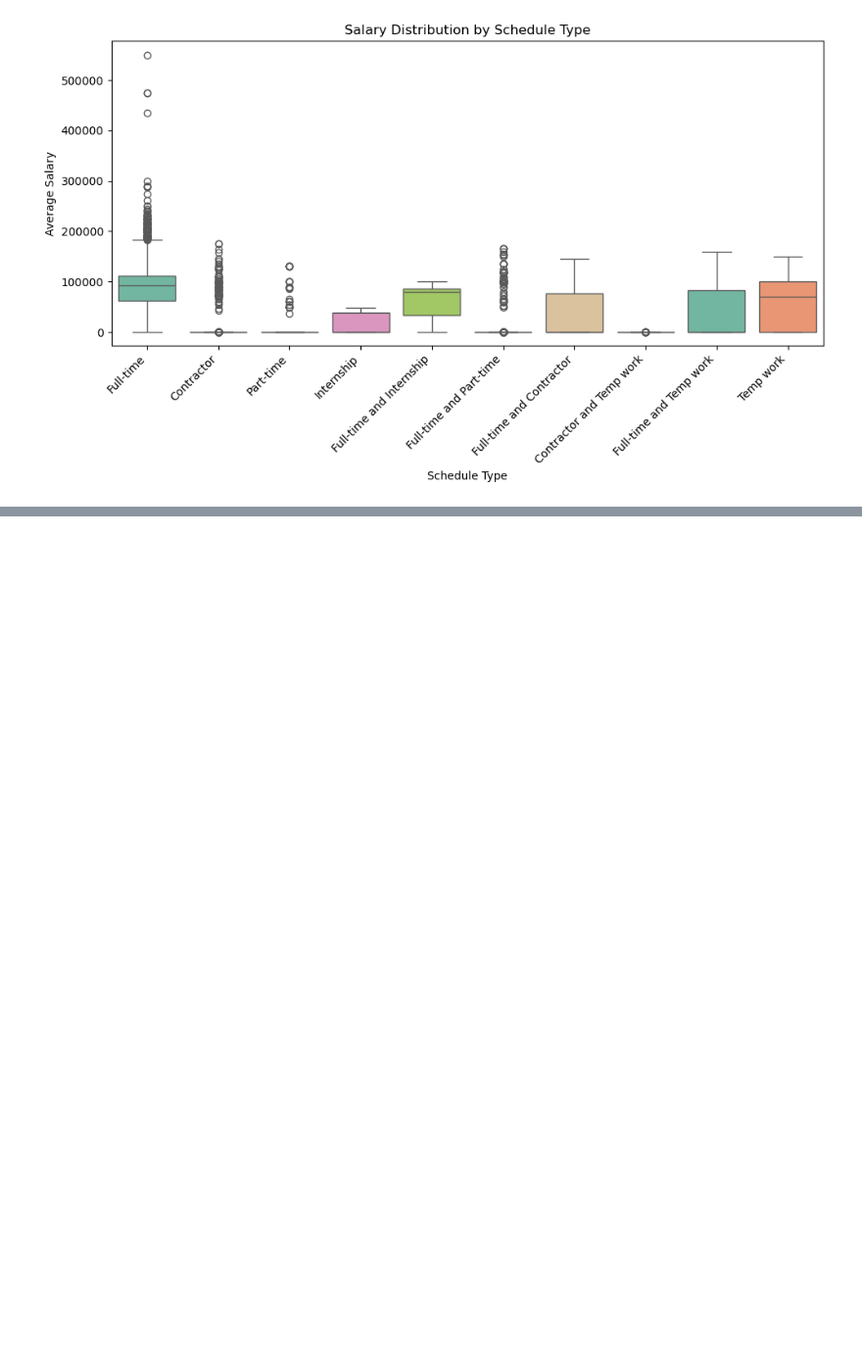
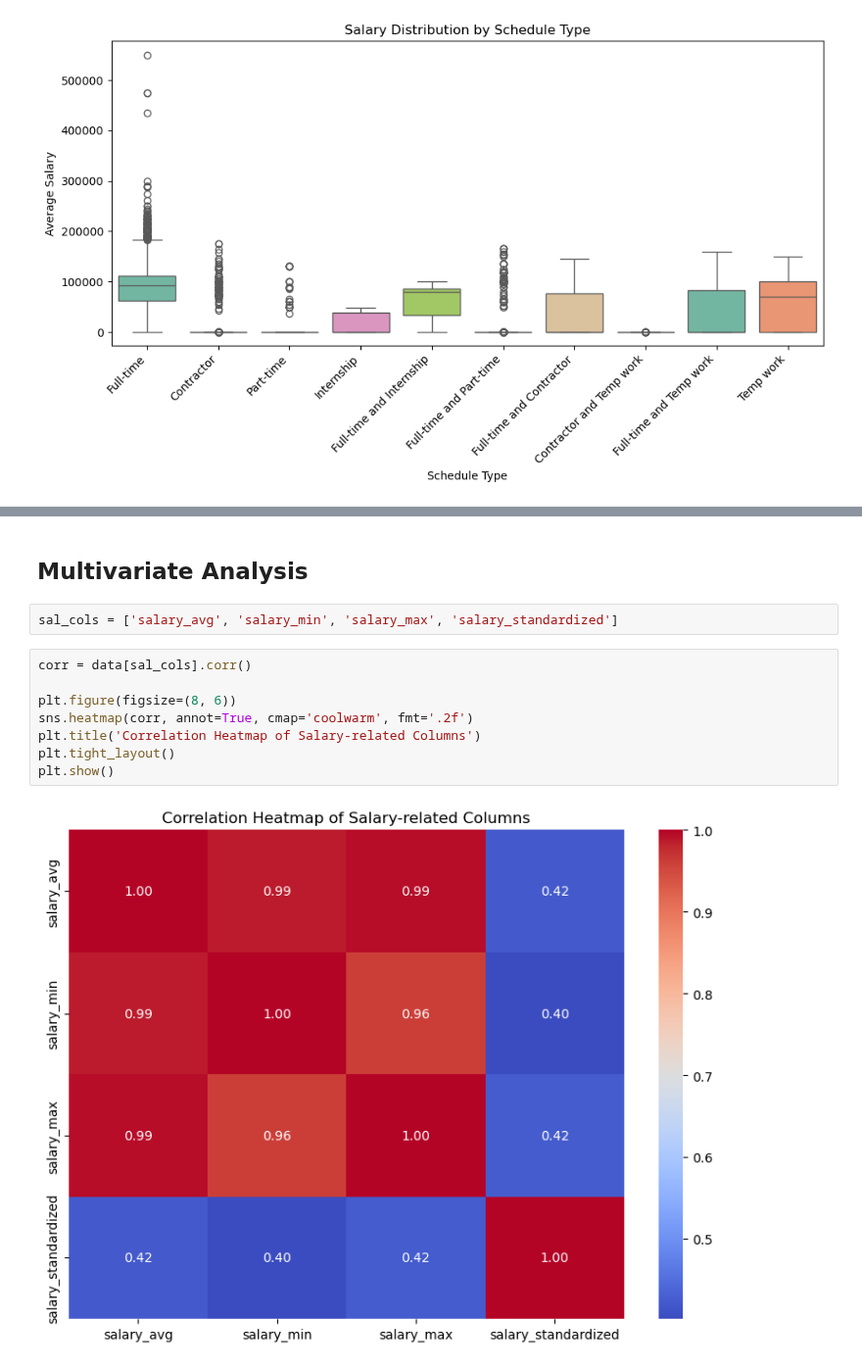
Before and after one commit to dq93/Data_Analyst_Job_Trends, a Jupyter notebook: Code/EDA.ipynb, the cells around one changed output, grey strips where cells are left out. Shown at 98% size. Saved outputs shown, nothing was run; the diff lists cells and outputs as text; blank space fills up the shorter version.

```diff
--- a/Code/EDA.ipynb
+++ b/Code/EDA.ipynb
@@ -236,0 +243,14 @@ Passing `palette` without assigning `hue` is deprecated and will be removed in v
+# %% [markdown]
+## Multivariate Analysis
+# %%
+sal_cols = ['salary_avg', 'salary_min', 'salary_max', 'salary_standardized']
+# %%
+corr = data[sal_cols].corr()
+
+plt.figure(figsize=(8, 6))
+sns.heatmap(corr, annot=True, cmap='coolwarm', fmt='.2f')
+plt.title('Correlation Heatmap of Salary-related Columns')
+plt.tight_layout()
+plt.show()
+# %% [output]
+[figure, added]
```
Also changed, not shown: parts of 16 cells of this notebook, 2 other files.
